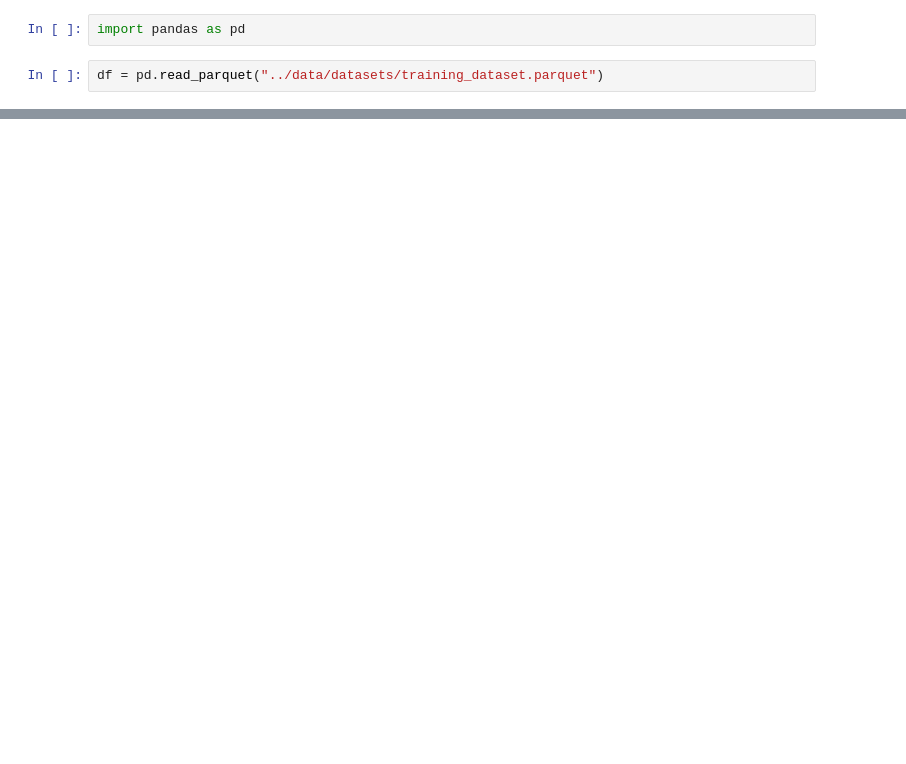
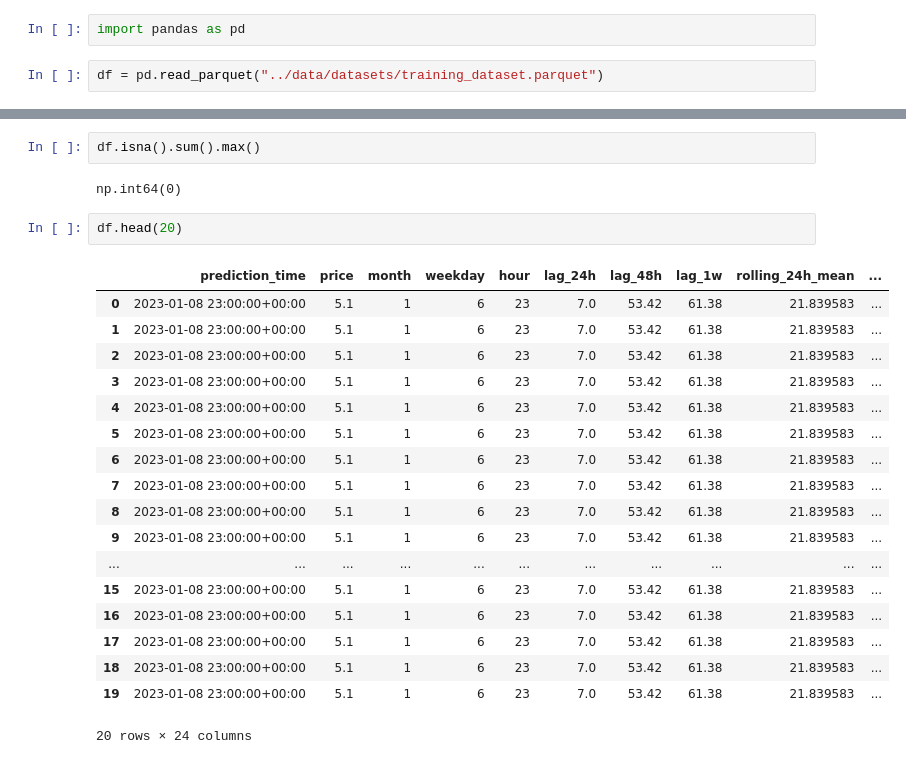
Before and after one commit to RealYonoveleta/iberian-power-forecast, a Jupyter notebook: notebooks/dataset.ipynb, the cells around one changed output, grey strips where cells are left out. Cells and saved outputs as stored; diff of their text form; blank space fills up the shorter version.

```diff
--- a/notebooks/dataset.ipynb
+++ b/notebooks/dataset.ipynb
@@ -23,0 +40,25 @@ Name: demand, Length: 130, dtype: float64
+# %%
+df.isna().sum().max()
+# %% [output]
+np.int64(0)
+# %%
+df.head(20)
+# %% [output]
+|  | prediction_time | price | month | weekday | hour | lag_24h | lag_48h | lag_1w | rolling_24h_mean | ... |
+| 0 | 2023-01-08 23:00:00+00:00 | 5.1 | 1 | 6 | 23 | 7.0 | 53.42 | 61.38 | 21.839583 | ... |
+| 1 | 2023-01-08 23:00:00+00:00 | 5.1 | 1 | 6 | 23 | 7.0 | 53.42 | 61.38 | 21.839583 | ... |
+| 2 | 2023-01-08 23:00:00+00:00 | 5.1 | 1 | 6 | 23 | 7.0 | 53.42 | 61.38 | 21.839583 | ... |
+| 3 | 2023-01-08 23:00:00+00:00 | 5.1 | 1 | 6 | 23 | 7.0 | 53.42 | 61.38 | 21.839583 | ... |
+| 4 | 2023-01-08 23:00:00+00:00 | 5.1 | 1 | 6 | 23 | 7.0 | 53.42 | 61.38 | 21.839583 | ... |
+| 5 | 2023-01-08 23:00:00+00:00 | 5.1 | 1 | 6 | 23 | 7.0 | 53.42 | 61.38 | 21.839583 | ... |
+| 6 | 2023-01-08 23:00:00+00:00 | 5.1 | 1 | 6 | 23 | 7.0 | 53.42 | 61.38 | 21.839583 | ... |
+| 7 | 2023-01-08 23:00:00+00:00 | 5.1 | 1 | 6 | 23 | 7.0 | 53.42 | 61.38 | 21.839583 | ... |
+| 8 | 2023-01-08 23:00:00+00:00 | 5.1 | 1 | 6 | 23 | 7.0 | 53.42 | 61.38 | 21.839583 | ... |
+| 9 | 2023-01-08 23:00:00+00:00 | 5.1 | 1 | 6 | 23 | 7.0 | 53.42 | 61.38 | 21.839583 | ... |
+| ... | ... | ... | ... | ... | ... | ... | ... | ... | ... | ... |
+| 15 | 2023-01-08 23:00:00+00:00 | 5.1 | 1 | 6 | 23 | 7.0 | 53.42 | 61.38 | 21.839583 | ... |
+| 16 | 2023-01-08 23:00:00+00:00 | 5.1 | 1 | 6 | 23 | 7.0 | 53.42 | 61.38 | 21.839583 | ... |
+| 17 | 2023-01-08 23:00:00+00:00 | 5.1 | 1 | 6 | 23 | 7.0 | 53.42 | 61.38 | 21.839583 | ... |
+| 18 | 2023-01-08 23:00:00+00:00 | 5.1 | 1 | 6 | 23 | 7.0 | 53.42 | 61.38 | 21.839583 | ... |
+| 19 | 2023-01-08 23:00:00+00:00 | 5.1 | 1 | 6 | 23 | 7.0 | 53.42 | 61.38 | 21.839583 | ... |
+20 rows × 24 columns
```
Also changed, not shown: parts of 5 cells of this notebook, 24 other files.
